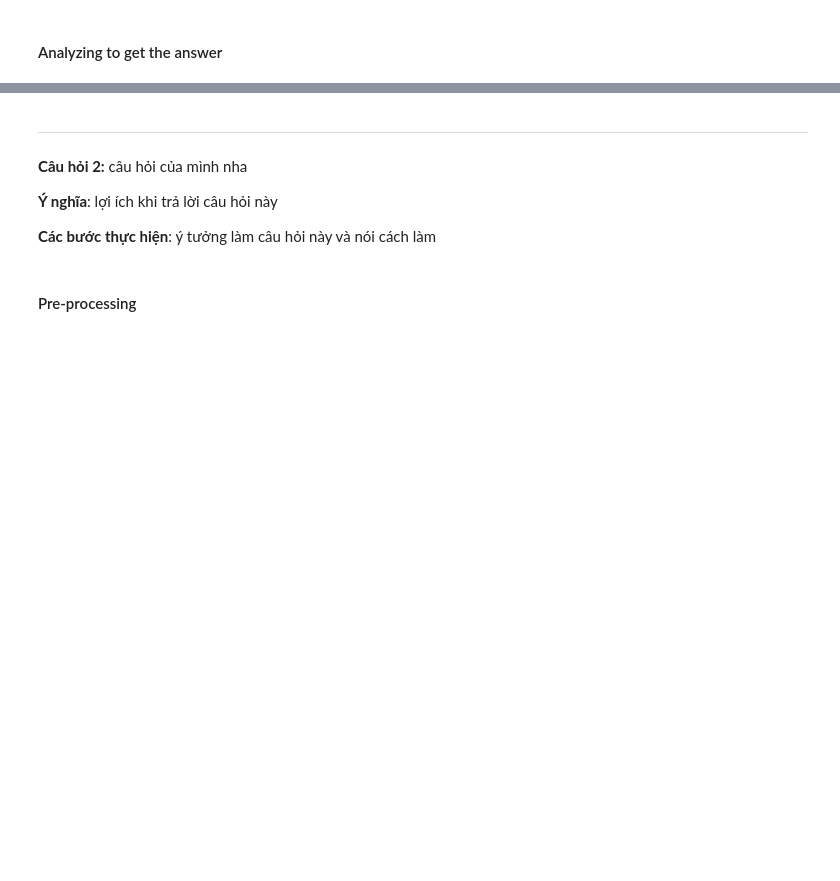
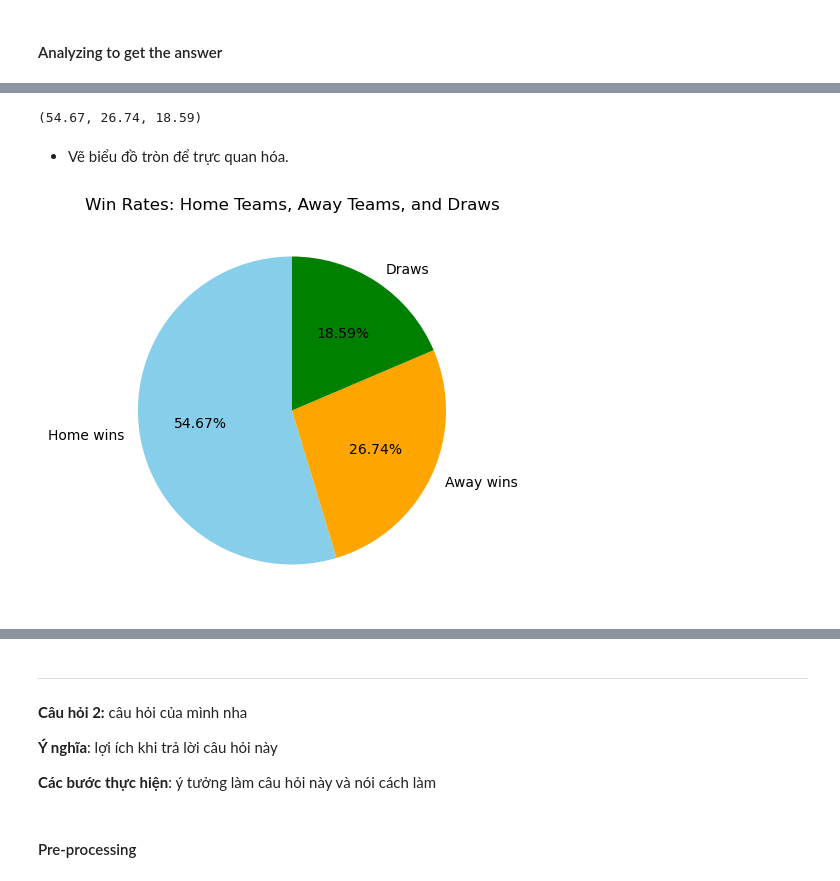
Before and after one commit to trgtanhh04/Programming4DS_Final, a Jupyter notebook: P4S.ipynb, the cells around one changed output, grey strips where cells are left out. Drawn from its saved outputs; the diff is of its cells as text; code cells hidden in the pictures; blank space fills up the shorter version.

```diff
--- a/P4S.ipynb
+++ b/P4S.ipynb
@@ -678,0 +801,3 @@ YOUR CODE HERE
+# %%
+df1['home_win'] = df1.apply(lambda row: 1 if row['home_score'] > row['away_score']
+                                        else (0 if row['home_score'] < row['away_score'] else 0.5), axis=1)
@@ -678,0 +813,20 @@ YOUR CODE HERE
+# %%
+home_teams_win_rate = (df1['home_win'].value_counts(normalize=True)[1] * 100).__round__(2)
+away_teams_win_rate = (df1['home_win'].value_counts(normalize=True)[0] * 100).__round__(2)
+draw_rate = (df1['home_win'].value_counts(normalize=True)[0.5] * 100).__round__(2)
+# %%
+home_teams_win_rate, away_teams_win_rate, draw_rate
+# %% [output]
+(54.67, 26.74, 18.59)
+# %% [markdown]
+- Vẽ biểu đồ tròn để trực quan hóa.
+# %%
+labels = ['Home wins', 'Away wins', 'Draws']
+rates = [home_teams_win_rate, away_teams_win_rate, draw_rate]
+
+plt.figure(figsize=(5, 5))
+plt.pie(rates, labels=labels, autopct='%1.2f%%', startangle=90, colors=['skyblue', 'orange', 'green'])
+plt.title('Win Rates: Home Teams, Away Teams, and Draws')
+plt.show()
+# %% [output]
+[figure, added]
```
Also changed, not shown: parts of 102 cells of this notebook.
